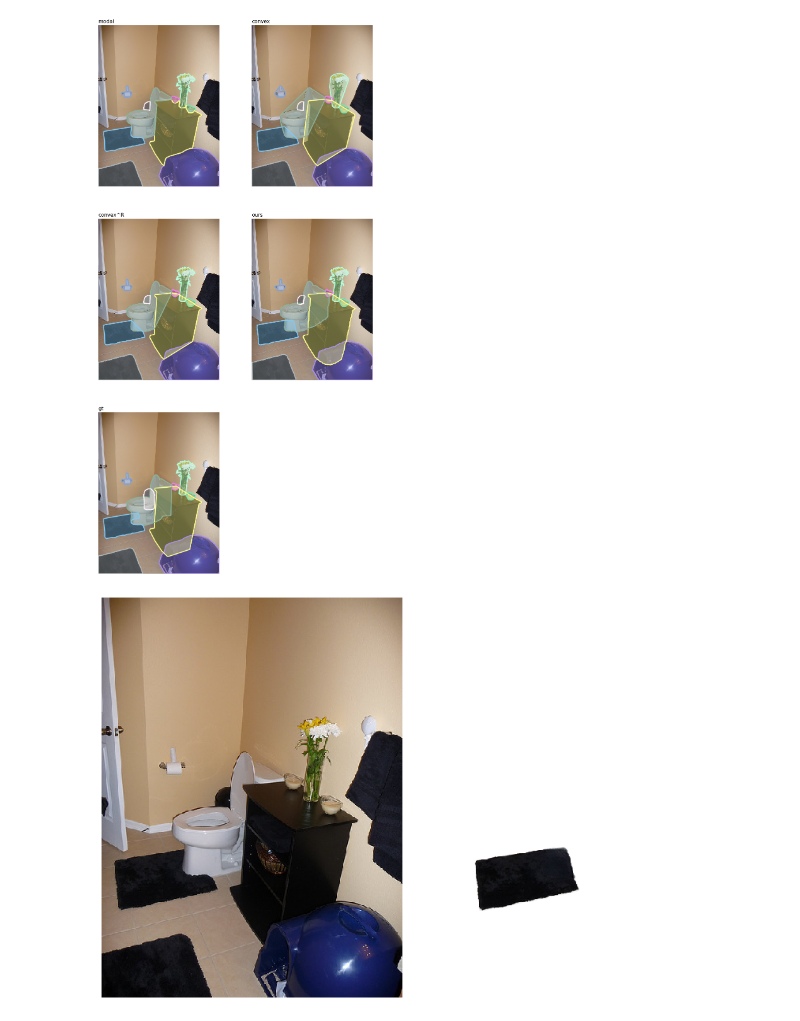
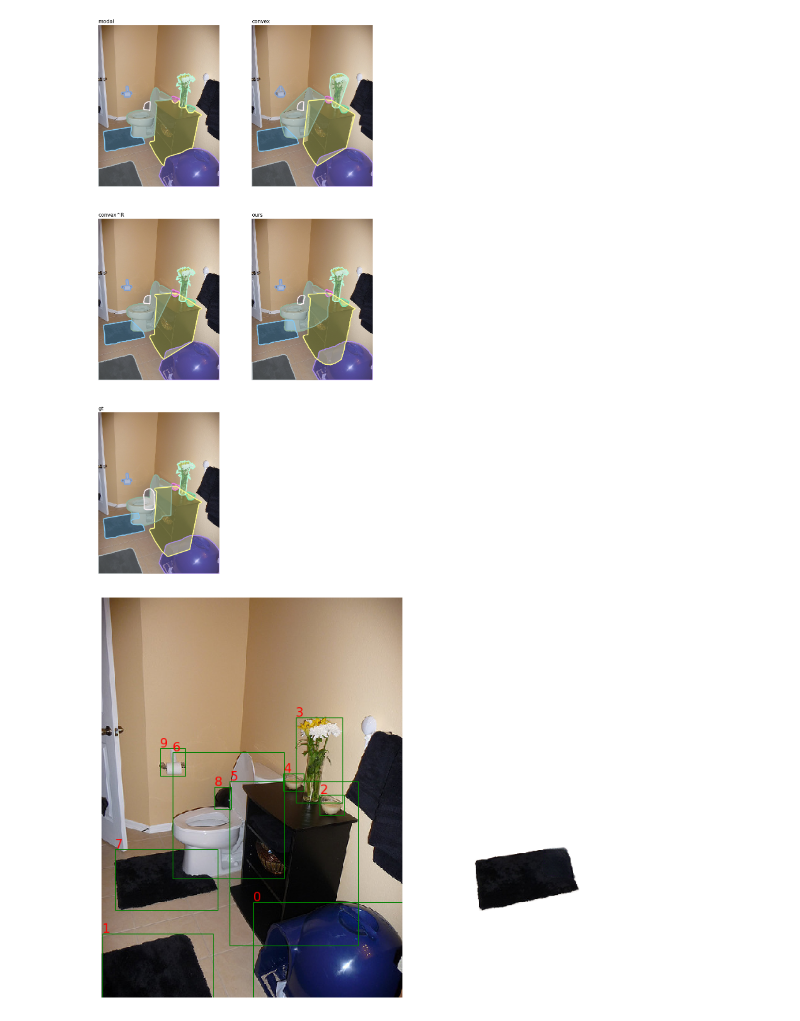
Before and after one commit to XiaohangZhan/deocclusion, a Jupyter notebook: demos/demo_cocoa.ipynb, the cells around one changed output. Cells and saved outputs as stored; diff of their text form; code cells hidden in the pictures.

```diff
--- a/demos/demo_cocoa.ipynb
+++ b/demos/demo_cocoa.ipynb
@@ -267,32 +266,36 @@ bkg, vsb_mask = bkg_inpaint(pcnetc, image, input_size_bkg, modal, fg_idx, bg_dil
 for c in range(3):
     bkg[:,:,c][vsb_mask == 1] = image[:,:,c][vsb_mask == 1]
 
 # show
-plt.figure(figsize=(15, 30./img.width*img.height))
+plt.figure(figsize=(15, 15. / 2 / width * height))
 ax = plt.subplot(121)
 plt.imshow(image)
+for i, bbox in enumerate(ori_bboxes):
+    rect = patches.Rectangle(bbox[:2], bbox[2], bbox[3], linewidth=1, edgecolor='g', facecolor='none')
+    ax.add_patch(rect)
+    ax.text(bbox[0], bbox[1]-2, str(i), color='r')
 plt.axis('off')
 plt.subplot(122)
 if show_idx == -1:
     plt.imshow(bkg)
 else:
     this_obj = rgb_decomps[fg_idx.index(show_idx)]
     plt.imshow(this_obj)
 plt.axis('off')
 plt.show()
 
 # save
 if False:
     sort_ind = topological_sort(order_matrix)
     if not os.path.isdir('outputs/decomposition/image_{:04d}'.format(img_idx)):
         os.makedirs('outputs/decomposition/image_{:04d}'.format(img_idx))
     cv2.imwrite('outputs/decomposition/image_{:04d}.png'.format(img_idx), image[:,:,::-1])
     for i in sort_ind:
         obj = rgb_decomps[i]
         rgb = obj[:,:,:3]
         alpha = obj[:,:,3:]
         cv2.imwrite('outputs/decomposition/image_{:04d}/obj_{:03d}.png'.format(
             img_idx, i), np.concatenate([rgb[:,:,::-1], alpha], axis=2))
     cv2.imwrite('outputs/decomposition/image_{:04d}/bkg.png'.format(img_idx), bkg[:,:,::-1])
 # %% [output]
-[figure, old version]
+[figure, new version]
```
Also changed, not shown: parts of 1 cell of this notebook.
